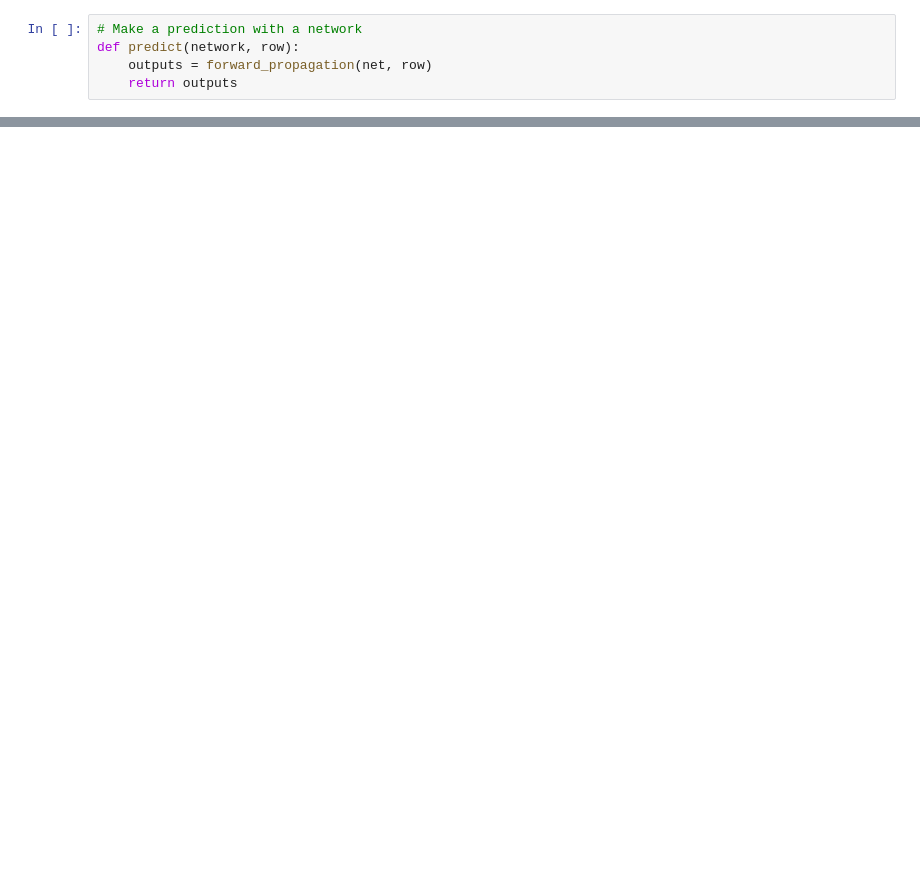
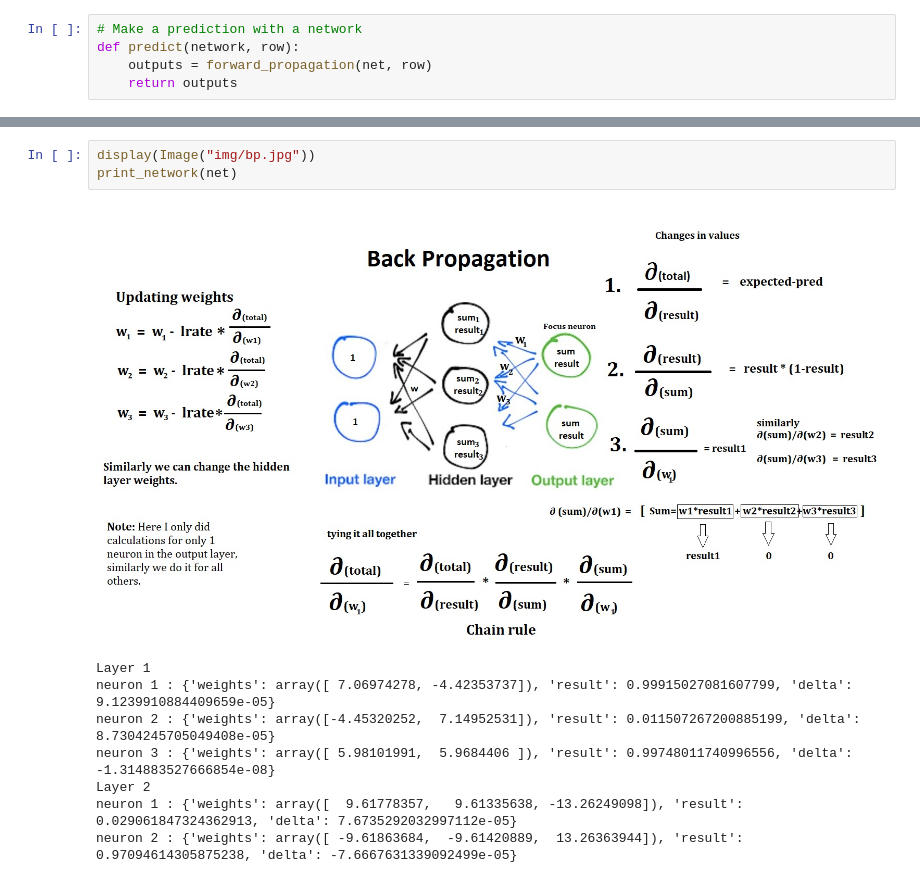
Before and after one commit to Madhu009/Deep-math-machine-learning.ai, a Jupyter notebook: Neural_Networks/Artificial-Neural-Network_from_scratch.ipynb, the cells around one changed output, grey strips where cells are left out. Saved outputs shown, nothing was run; the diff lists cells and outputs as text; blank space fills up the shorter version.

```diff
--- a/Neural_Networks/Artificial-Neural-Network_from_scratch.ipynb
+++ b/Neural_Networks/Artificial-Neural-Network_from_scratch.ipynb
@@ -135,0 +152,12 @@ array([ 0.99188965,  0.00812854])
+# %%
+display(Image("img/bp.jpg"))
+print_network(net)
+# %% [output]
+[figure, added]
+Layer 1
+neuron 1 : {'weights': array([ 7.06974278, -4.42353737]), 'result': 0.99915027081607799, 'delta': 9.1239910884409659e-05}
+neuron 2 : {'weights': array([-4.45320252,  7.14952531]), 'result': 0.011507267200885199, 'delta': 8.7304245705049408e-05}
+neuron 3 : {'weights': array([ 5.98101991,  5.9684406 ]), 'result': 0.99748011740996556, 'delta': -1.314883527666854e-08}
+Layer 2
+neuron 1 : {'weights': array([  9.61778357,   9.61335638, -13.26249098]), 'result': 0.029061847324362913, 'delta': 7.6735292032997112e-05}
+neuron 2 : {'weights': array([ -9.61863684,  -9.61420889,  13.26363944]), 'result': 0.97094614305875238, 'delta': -7.6667631339092499e-05}
```
Also changed, not shown: parts of 11 cells of this notebook, 1 other file.
